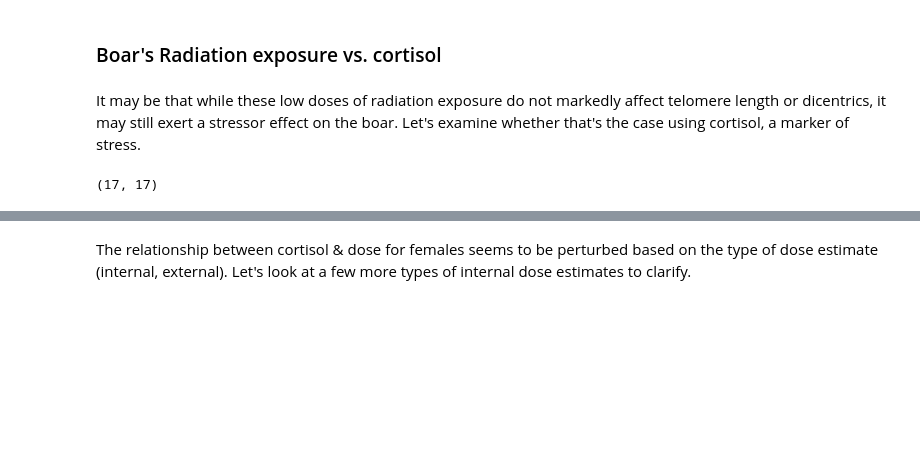
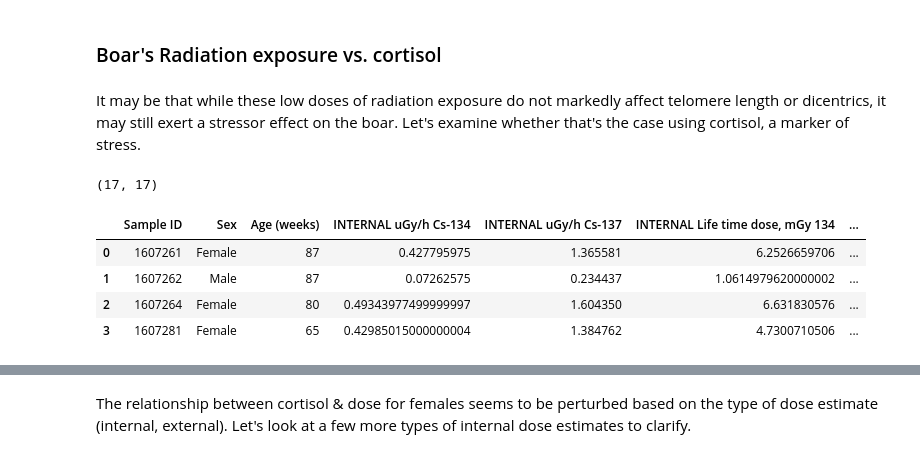
Before and after one commit to Jared-Luxton/Fukushima-Nuclear-Disaster-Humans, a Jupyter notebook: workflow & analyses notebooks/00_Fukushima_Project_Workflow_Data_Story.ipynb, the cells around one changed output, grey strips where cells are left out. Cells and saved outputs as stored; diff of their text form; code cells hidden in the pictures; blank space fills up the shorter version.

```diff
--- a/workflow & analyses notebooks/00_Fukushima_Project_Workflow_Data_Story.ipynb
+++ b/workflow & analyses notebooks/00_Fukushima_Project_Workflow_Data_Story.ipynb
@@ -163 +240,9 @@ merge_kelly_cortisol_exposure.shape
+# %%
+merge_kelly_cortisol_exposure.head(4)
+# %% [output]
+|  | Sample ID | Sex | Age (weeks) | INTERNAL uGy/h Cs-134 | INTERNAL uGy/h Cs-137 | INTERNAL Life time dose, mGy 134 | ... |
+| 0 | 1607261 | Female | 87 | 0.427795975 | 1.365581 | 6.2526659706 | ... |
+| 1 | 1607262 | Male | 87 | 0.07262575 | 0.234437 | 1.0614979620000002 | ... |
+| 2 | 1607264 | Female | 80 | 0.49343977499999997 | 1.604350 | 6.631830576 | ... |
+| 3 | 1607281 | Female | 65 | 0.42985015000000004 | 1.384762 | 4.7300710506 | ... |
 # %%
```
Also changed, not shown: parts of 27 cells of this notebook, 2 other files.
